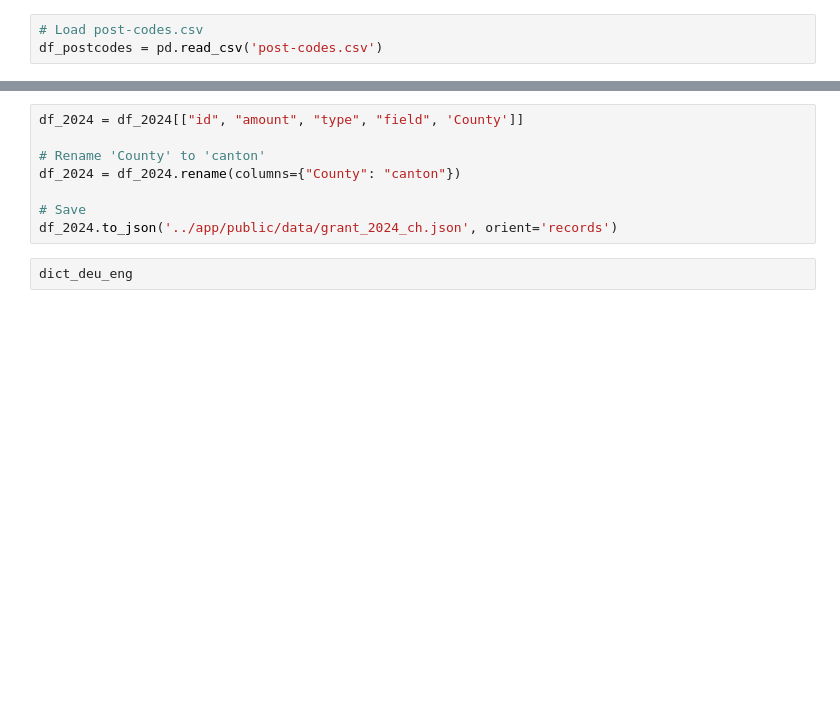
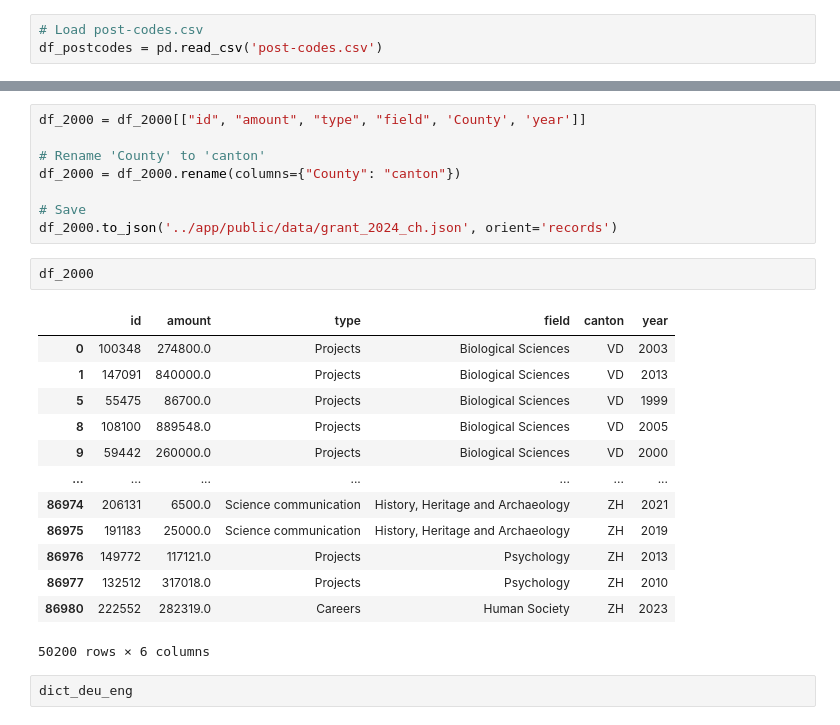
Before and after one commit to ColasDroin/wrangling_snsf, a Jupyter notebook: analysis.ipynb, the cells around one changed output, grey strips where cells are left out. Drawn from its saved outputs; the diff is of its cells as text; blank space fills up the shorter version.

```diff
--- a/analysis.ipynb
+++ b/analysis.ipynb
@@ -475,11 +404,27 @@ df_2024
 # %%
-df_2024 = df_2024[["id", "amount", "type", "field", 'County']]
+df_2000 = df_2000[["id", "amount", "type", "field", 'County', 'year']]
 
 # Rename 'County' to 'canton'
-df_2024 = df_2024.rename(columns={"County": "canton"})
+df_2000 = df_2000.rename(columns={"County": "canton"})
 
 # Save
-df_2024.to_json('../app/public/data/grant_2024_ch.json', orient='records')
+df_2000.to_json('../app/public/data/grant_2024_ch.json', orient='records')
+# %%
+df_2000
+# %% [output]
+|  | id | amount | type | field | canton | year |
+| 0 | 100348 | 274800.0 | Projects | Biological Sciences | VD | 2003 |
+| 1 | 147091 | 840000.0 | Projects | Biological Sciences | VD | 2013 |
+| 5 | 55475 | 86700.0 | Projects | Biological Sciences | VD | 1999 |
+| 8 | 108100 | 889548.0 | Projects | Biological Sciences | VD | 2005 |
+| 9 | 59442 | 260000.0 | Projects | Biological Sciences | VD | 2000 |
+| ... | ... | ... | ... | ... | ... | ... |
+| 86974 | 206131 | 6500.0 | Science communication | History, Heritage and Archaeology | ZH | 2021 |
+| 86975 | 191183 | 25000.0 | Science communication | History, Heritage and Archaeology | ZH | 2019 |
+| 86976 | 149772 | 117121.0 | Projects | Psychology | ZH | 2013 |
+| 86977 | 132512 | 317018.0 | Projects | Psychology | ZH | 2010 |
+| 86980 | 222552 | 282319.0 | Careers | Human Society | ZH | 2023 |
+50200 rows × 6 columns
 # %%
 dict_deu_eng
 # %% [output]
```
Also changed, not shown: parts of 25 cells of this notebook.
